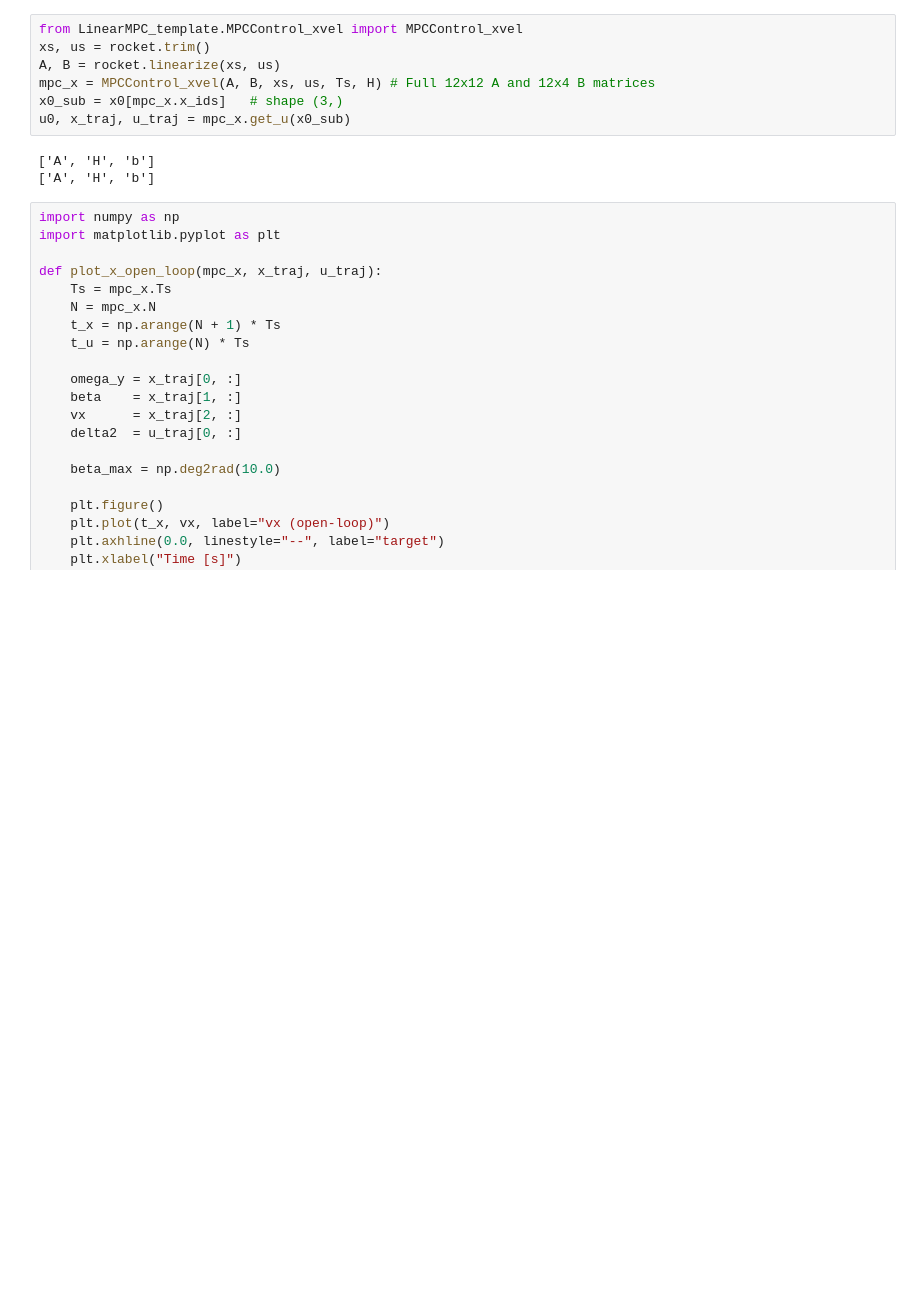
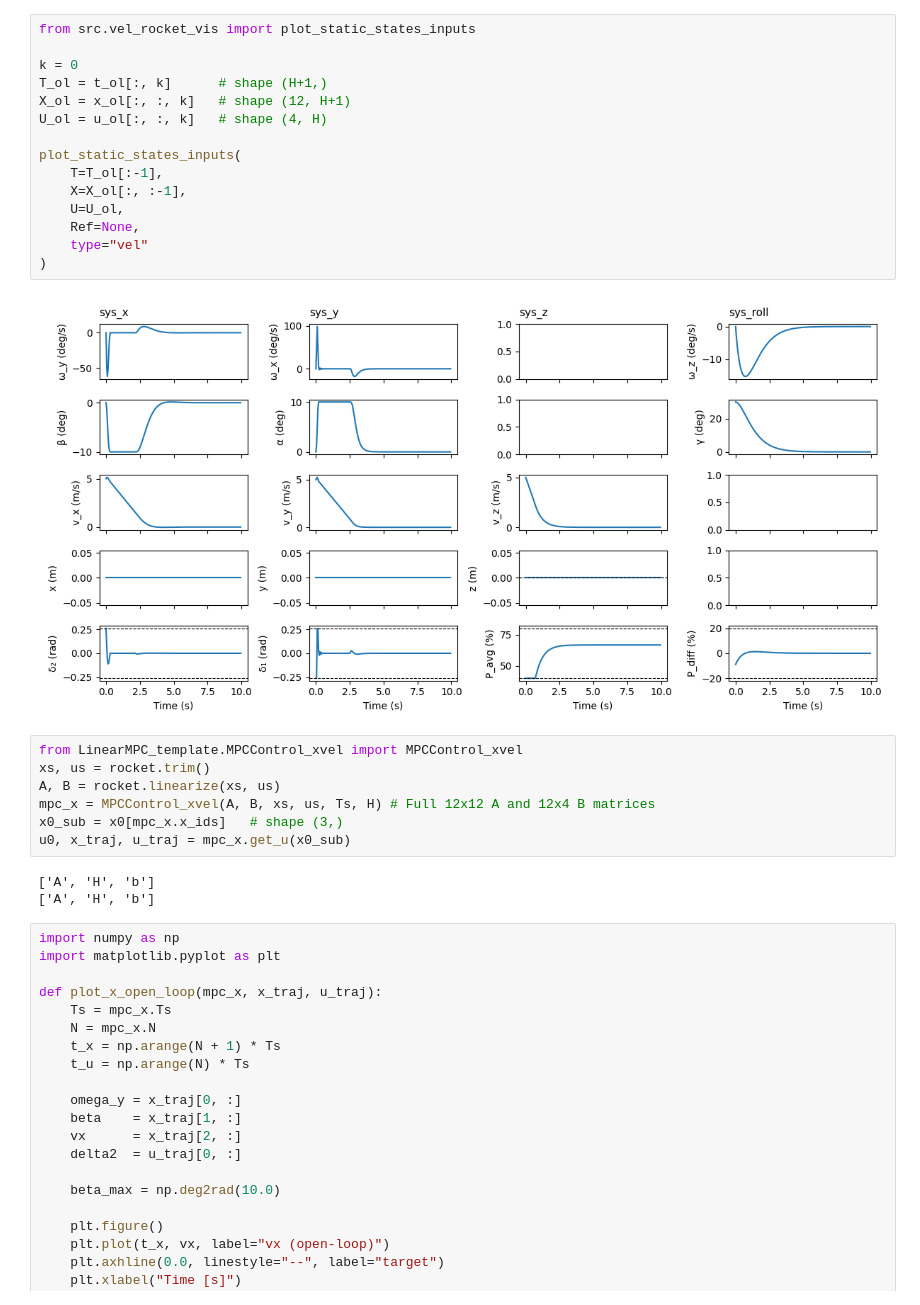
Before and after one commit to eglantinedurand/MPC_project, a Jupyter notebook: project/Deliverable_3_1/Deliverable_3_1.ipynb, the cells around one changed output. Drawn from its saved outputs; the diff is of its cells as text; blank space fills up the shorter version.

```diff
--- a/project/Deliverable_3_1/Deliverable_3_1.ipynb
+++ b/project/Deliverable_3_1/Deliverable_3_1.ipynb
@@ -84,3 +88,20 @@ AppLayout(children=(HBox(children=(Play(value=0, description='Press play', max=3
+# %%
+from src.vel_rocket_vis import plot_static_states_inputs
+
+k = 0
+T_ol = t_ol[:, k]      # shape (H+1,)
+X_ol = x_ol[:, :, k]   # shape (12, H+1)
+U_ol = u_ol[:, :, k]   # shape (4, H)
+
+plot_static_states_inputs(
+    T=T_ol[:-1],
+    X=X_ol[:, :-1],
+    U=U_ol,
+    Ref=None,
+    type="vel"
+)
+# %% [output]
+[figure, added]
 # %%
 from LinearMPC_template.MPCControl_xvel import MPCControl_xvel
 xs, us = rocket.trim()
```
Also changed, not shown: parts of 4 cells of this notebook.
